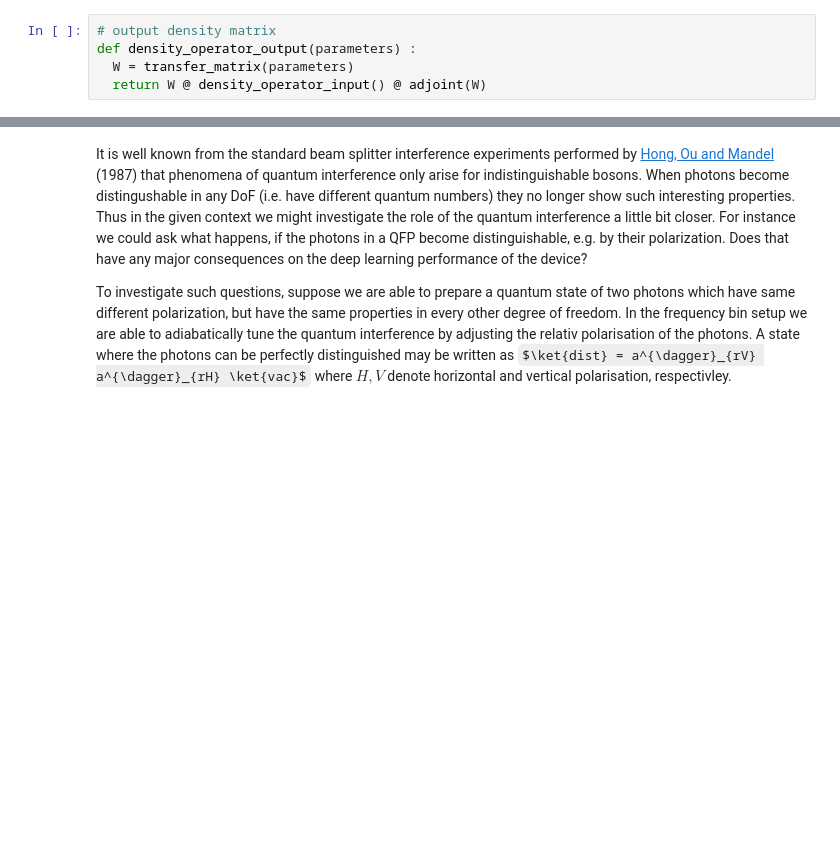
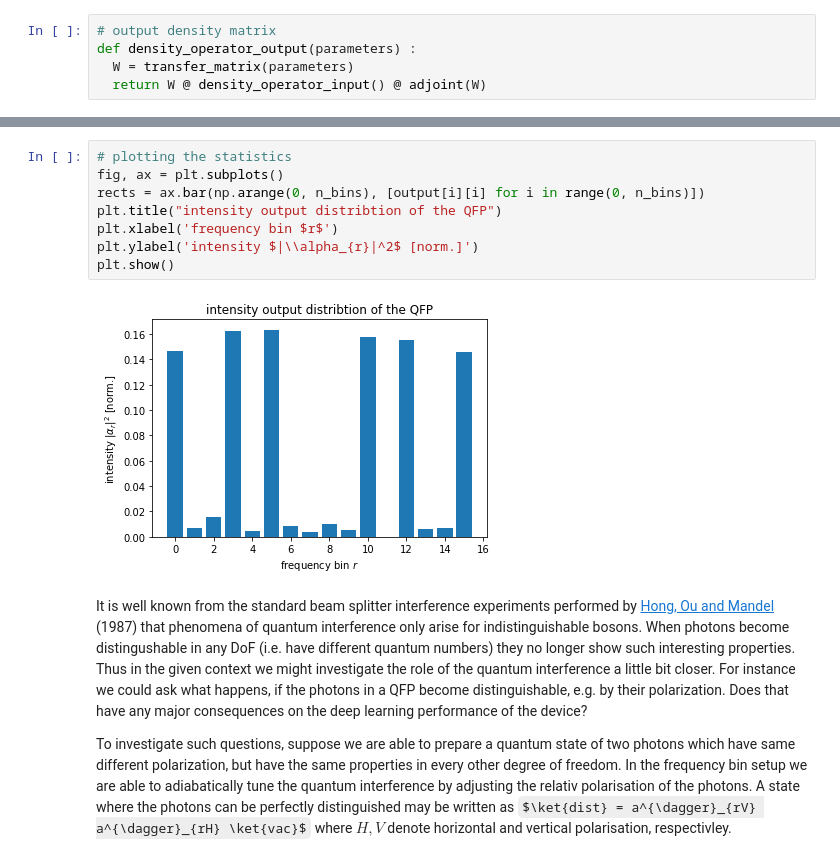
Before and after one commit to PhilipRuebeling/master_thesis, a Jupyter notebook: photonic_devices.ipynb, the cells around one changed output, grey strips where cells are left out. Drawn from its saved outputs; the diff is of its cells as text; some formulas as TeX source; blank space fills up the shorter version.

```diff
--- a/photonic_devices.ipynb
+++ b/photonic_devices.ipynb
@@ -304,3 +374,13 @@ plt.show()
+# %%
+# plotting the statistics
+fig, ax = plt.subplots()
+rects = ax.bar(np.arange(0, n_bins), [output[i][i] for i in range(0, n_bins)])
+plt.title("intensity output distribtion of the QFP")
+plt.xlabel('frequency bin $r$')
+plt.ylabel('intensity $|\\alpha_{r}|^2$ [norm.]')
+plt.show()
+# %% [output]
+[figure, added]
 # %% [markdown]
 It is well known from the standard beam splitter interference experiments performed by [Hong, Ou and Mandel](https://en.wikipedia.org/wiki/Hong%E2%80%93Ou%E2%80%93Mandel_effect) (1987) that phenomena of quantum interference only arise for indistinguishable bosons. When photons become distingushable in any DoF (i.e. have different quantum numbers) they no longer show such interesting properties. Thus in the given context we might investigate the role of the quantum interference a little bit closer. For instance we could ask what happens, if the photons in a QFP become distinguishable, e.g. by their polarization. Does that have any major consequences on the deep learning performance of the device?
 
```
Also changed, not shown: parts of 12 cells of this notebook.
